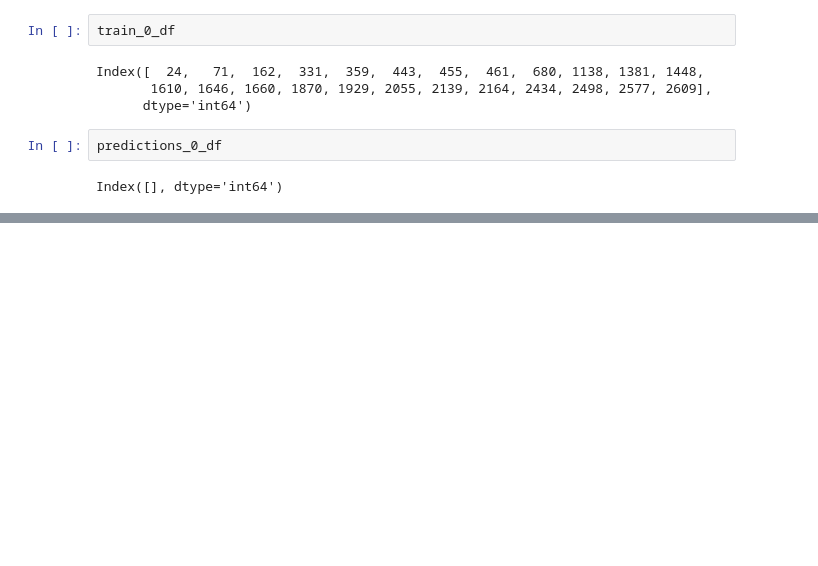
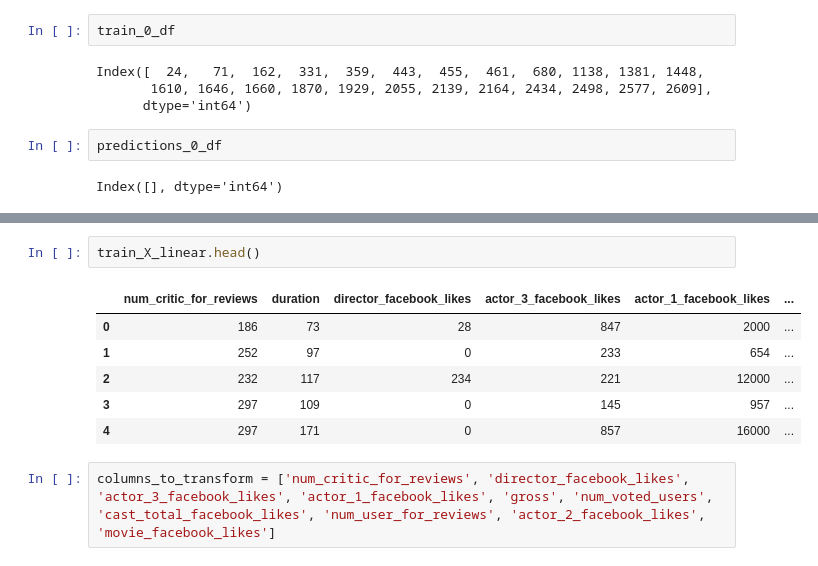
Before and after one commit to mlwelsch/ML_P2, a Jupyter notebook: project_data/project2_new_data.ipynb, the cells around one changed output, grey strips where cells are left out. Cells and saved outputs as stored; diff of their text form; blank space fills up the shorter version.

```diff
--- a/project_data/project2_new_data.ipynb
+++ b/project_data/project2_new_data.ipynb
@@ -930,0 +992,11 @@ Index([], dtype='int64')
+# %%
+train_X_linear.head()
+# %% [output]
+|  | num_critic_for_reviews | duration | director_facebook_likes | actor_3_facebook_likes | actor_1_facebook_likes | ... |
+| 0 | 186 | 73 | 28 | 847 | 2000 | ... |
+| 1 | 252 | 97 | 0 | 233 | 654 | ... |
+| 2 | 232 | 117 | 234 | 221 | 12000 | ... |
+| 3 | 297 | 109 | 0 | 145 | 957 | ... |
+| 4 | 297 | 171 | 0 | 857 | 16000 | ... |
+# %%
+columns_to_transform = ['num_critic_for_reviews', 'director_facebook_likes', 'actor_3_facebook_likes', 'actor_1_facebook_likes', 'gross', 'num_voted_users', 'cast_total_facebook_likes', 'num_user_for_reviews', 'actor_2_facebook_likes', 'movie_facebook_likes']
```
Also changed, not shown: parts of 26 cells of this notebook, 6 other files.
